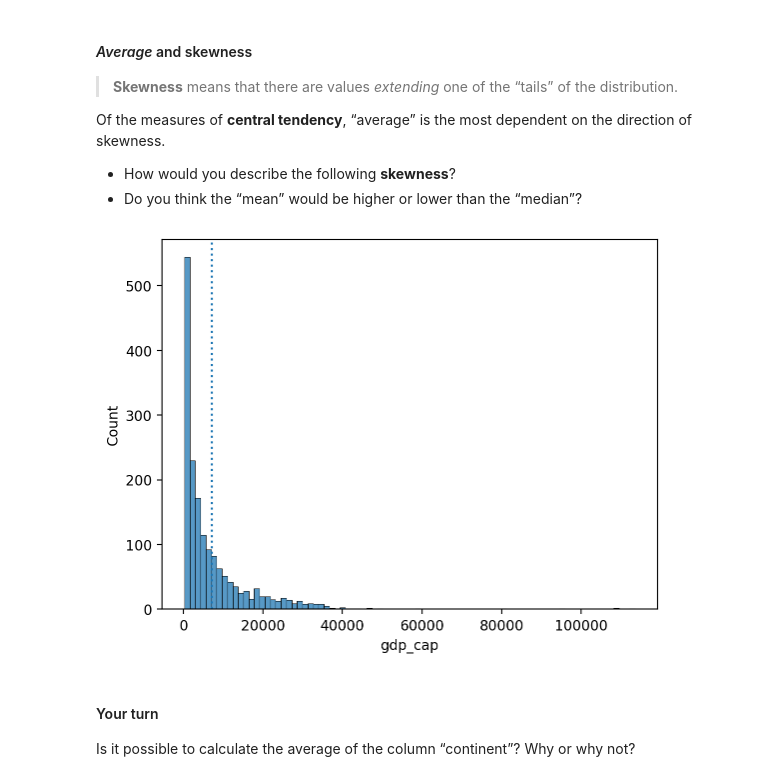
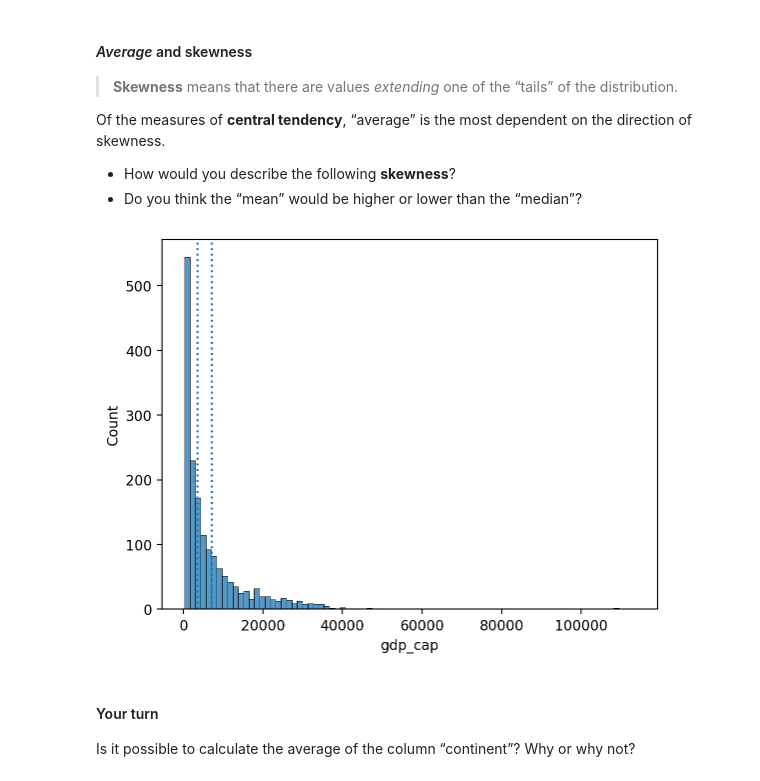
Before and after one commit to PawelNecel05/ds2025, a Jupyter notebook: Exercise8.ipynb, the cells around one changed output. Drawn from its saved outputs; the diff is of its cells as text; code cells hidden in the pictures.

```diff
--- a/Exercise8.ipynb
+++ b/Exercise8.ipynb
@@ -272,8 +282,9 @@ Of the measures of **central tendency**, “average” is the most dependent on
 # %%
 sns.histplot(data = df_gapminder, x = "gdp_cap")
 plt.axvline(df_gapminder['gdp_cap'].mean(), linestyle = "dotted");
+plt.axvline(df_gapminder['gdp_cap'].median(), linestyle = "dotted");
 # %% [output]
-[figure, old version]
+[figure, new version]
 # %% [markdown]
 #### Your turn
 
```
Also changed, not shown: parts of 5 cells of this notebook.
